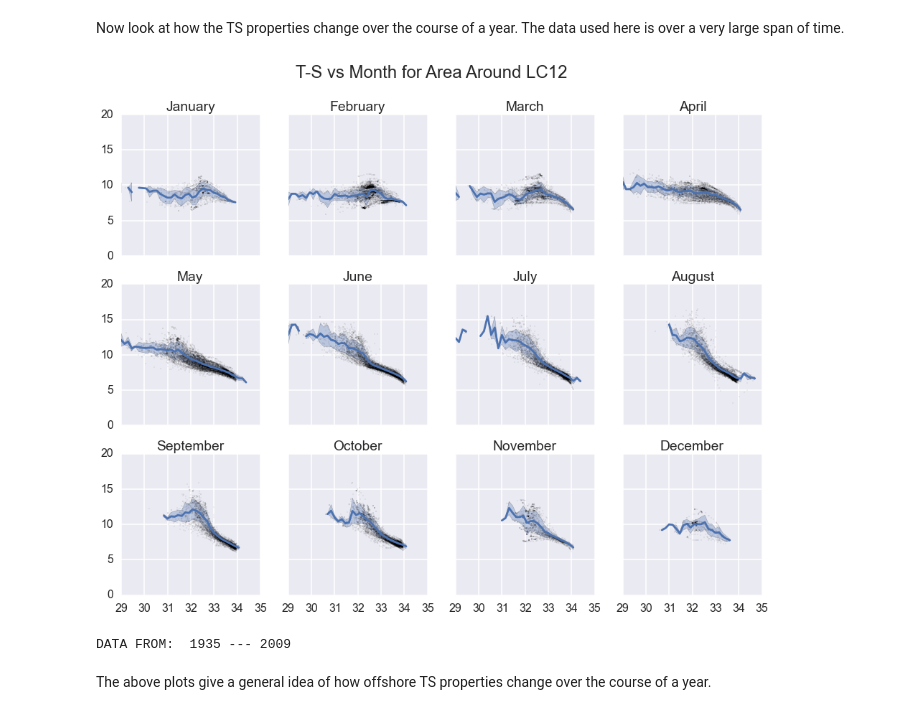
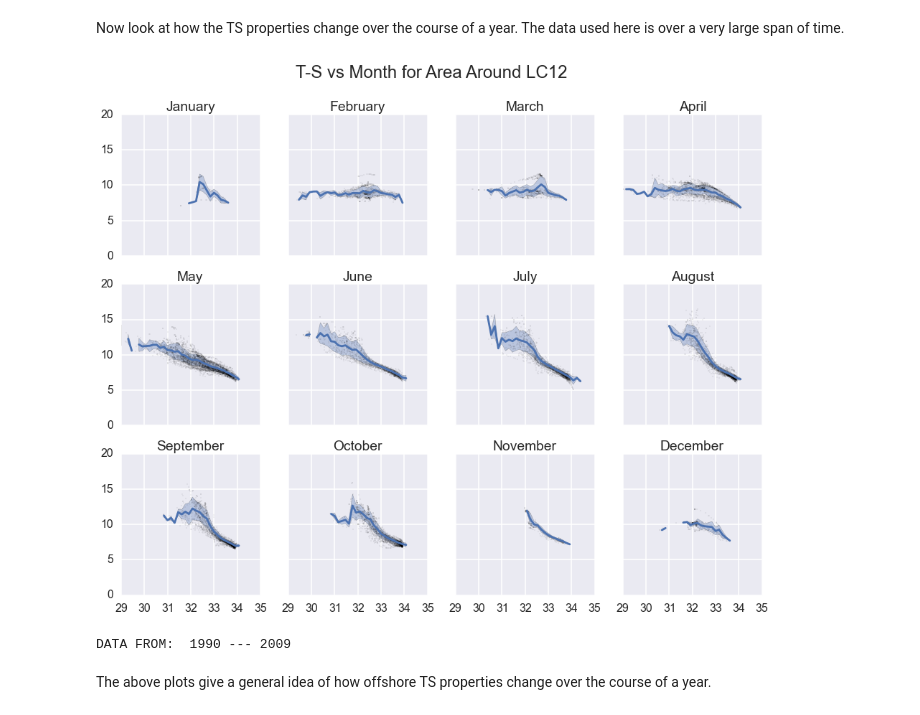
Before and after one commit to UBC-MOAD/falkor_upwelling, a Jupyter notebook: 1_Notebooks/NOAA_MB07.ipynb, the cells around one changed output. Saved outputs shown, nothing was run; the diff lists cells and outputs as text; code cells hidden in the pictures.

```diff
--- a/1_Notebooks/NOAA_MB07.ipynb
+++ b/1_Notebooks/NOAA_MB07.ipynb
@@ -144,6 +144,7 @@ def temp_from_saln_bins(bins,mnth_saln,mnth_temp,MIN_COUNT=0):
 fig,axes=plt.subplots(3,4,figsize=(16,12),sharex=True,sharey=True)
 
 dat_set = csvWOD.csvWOD_filter_variables(zm_casts,['Temperatur','Salinity'])
+dat_set = csvWOD.csvWOD_filter_year(dat_set,1990,2015)
 
 all_yrs = Set([])
 
@@ -159,35 +160,35 @@ for cnt,row in enumerate(axes):
 
         #mnth_lons = []
         #mnth_lats = []
         mnth_temp = []
         mnth_saln = []
         for ii in range(0,len(mnth_filt)):
             all_yrs.add(mnth_filt[ii]['Year'])
             #mnth_lons.append(mnth_filt[ii]['Longitude'])
             #mnth_lats.append(mnth_filt[ii]['Latitude'])
             mnth_temp.extend(mnth_filt[ii]['Temperatur'])
             mnth_saln.extend(mnth_filt[ii]['Salinity'])
         #plt.plot(zm_lons,zm_lats,'.k')
         A,B = temp_from_saln_bins(saln_bins,mnth_saln,mnth_temp,MIN_COUNT=0)
         mean_temp_bins.append(np.array(A))
         std_temp_bins.append(np.array(B))
 
         ax.plot(mnth_saln,mnth_temp,'.k',ms=1)
         ax.plot(saln_bins,mean_temp_bins[-1],'-')
         ax.fill_between(saln_bins,mean_temp_bins[-1]-std_temp_bins[-1],mean_temp_bins[-1]+std_temp_bins[-1],alpha=0.3)
         ax.set_xlim((29,35))
         ax.set_ylim((0,20))
         ax.set_title(calendar.month_name[mnth])
 
 plt.suptitle('T-S vs Month for Area Around LC12',fontsize=24)
 #plt.supxlabel('S')
 #plt.supylabel('T')
 plt.show()
 
 print "DATA FROM: ", str(min(all_yrs)), "---", str(max(all_yrs))
 # %% [output]
-[figure, old version]
+[figure, new version]
-DATA FROM:  1935 --- 2009
+DATA FROM:  1990 --- 2009
 # %% [markdown]
 The above plots give a general idea of how offshore TS properties change over the course of a year.
 # %% [markdown]
```
Also changed, not shown: parts of 1 cell of this notebook, 3 other files.
